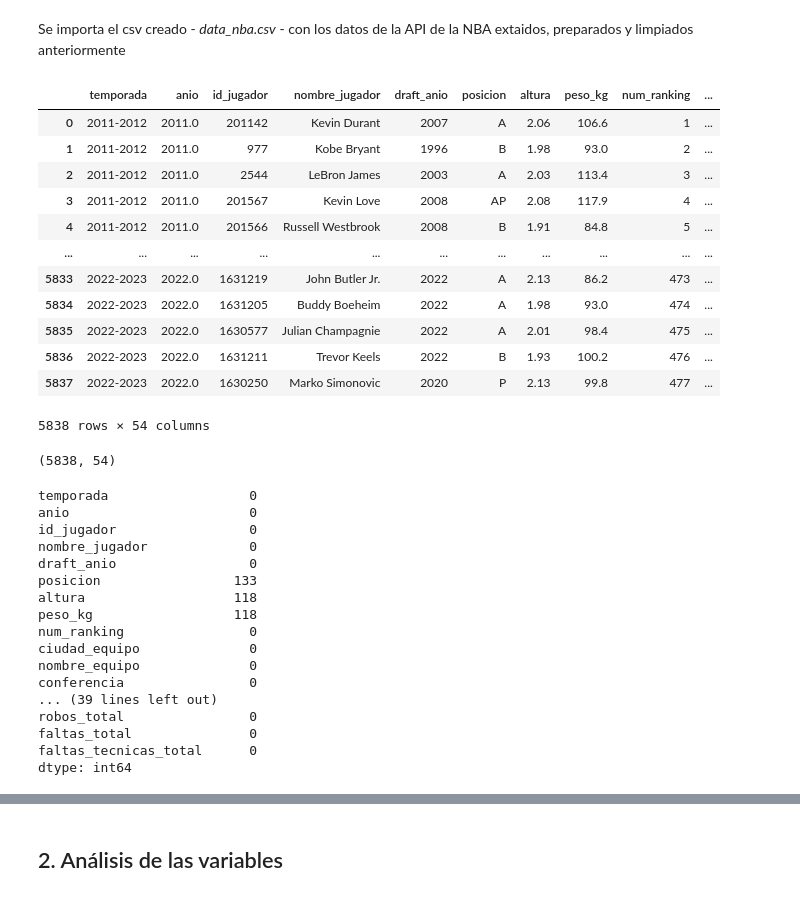
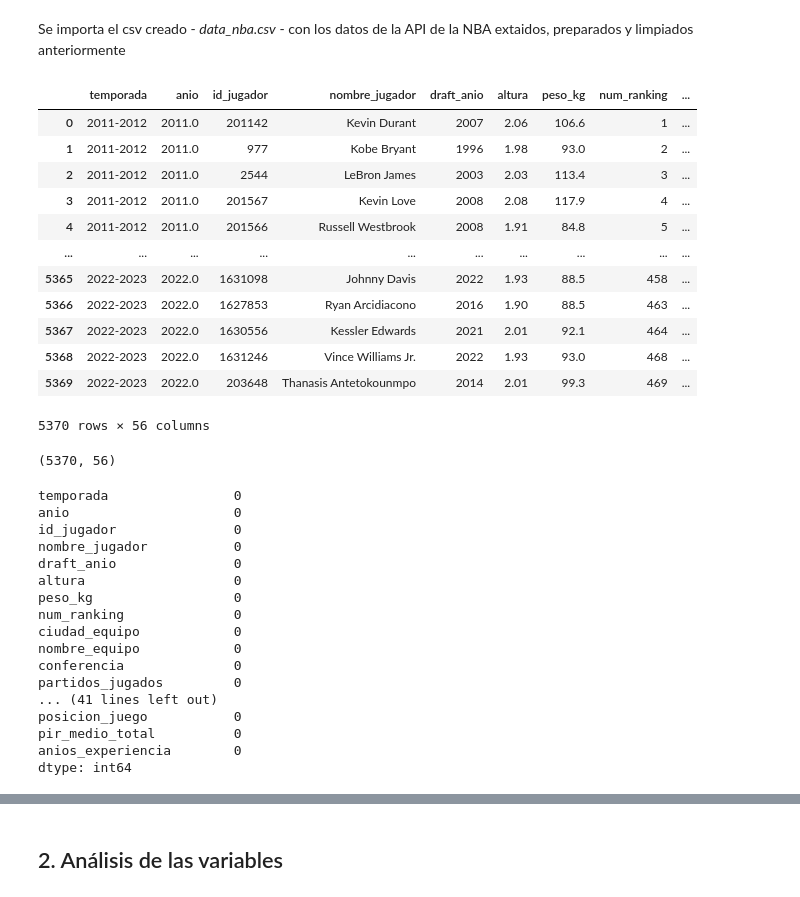
Before and after one commit to InmaJimenezG/MachineLearning_NBA, a Jupyter notebook: ML_NBA_Inma Jimenez/scr/notebook/3_ML_Models.ipynb, the cells around one changed output, grey strips where cells are left out. Saved outputs shown, nothing was run; the diff lists cells and outputs as text; code cells hidden in the pictures.

```diff
--- a/ML_NBA_Inma Jimenez/scr/notebook/3_ML_Models.ipynb
+++ b/ML_NBA_Inma Jimenez/scr/notebook/3_ML_Models.ipynb
@@ -157,47 +157,47 @@ Se importa el csv creado - *data_nba.csv* - con los datos de la API de la NBA ex
 # %%
 pd.options.display.max_columns = None
 
-data_nba_2 = pd.read_csv('/home/inma/Escritorio/The Bridge/Data_Science_Curso/Clase/Repository_Inma/ML/ML_NBA_Inma Jimenez/scr/data/raw_files/data_nba.csv')
+data_nba_2 = pd.read_csv('/home/inma/Escritorio/The Bridge/Data_Science_Curso/Clase/Repository_Inma/ML/ML_NBA_Inma Jimenez/scr/data/processed_files/data_nba_processed.csv')
 data_nba_2
 # %% [output]
-|  | temporada | anio | id_jugador | nombre_jugador | draft_anio | posicion | altura | peso_kg | num_ranking | ... |
-| 0 | 2011-2012 | 2011.0 | 201142 | Kevin Durant | 2007 | A | 2.06 | 106.6 | 1 | ... |
-| 1 | 2011-2012 | 2011.0 | 977 | Kobe Bryant | 1996 | B | 1.98 | 93.0 | 2 | ... |
-| 2 | 2011-2012 | 2011.0 | 2544 | LeBron James | 2003 | A | 2.03 | 113.4 | 3 | ... |
-| 3 | 2011-2012 | 2011.0 | 201567 | Kevin Love | 2008 | AP | 2.08 | 117.9 | 4 | ... |
-| 4 | 2011-2012 | 2011.0 | 201566 | Russell Westbrook | 2008 | B | 1.91 | 84.8 | 5 | ... |
-| ... | ... | ... | ... | ... | ... | ... | ... | ... | ... | ... |
-| 5833 | 2022-2023 | 2022.0 | 1631219 | John Butler Jr. | 2022 | A | 2.13 | 86.2 | 473 | ... |
-| 5834 | 2022-2023 | 2022.0 | 1631205 | Buddy Boeheim | 2022 | A | 1.98 | 93.0 | 474 | ... |
-| 5835 | 2022-2023 | 2022.0 | 1630577 | Julian Champagnie | 2022 | A | 2.01 | 98.4 | 475 | ... |
-| 5836 | 2022-2023 | 2022.0 | 1631211 | Trevor Keels | 2022 | B | 1.93 | 100.2 | 476 | ... |
-| 5837 | 2022-2023 | 2022.0 | 1630250 | Marko Simonovic | 2020 | P | 2.13 | 99.8 | 477 | ... |
+|  | temporada | anio | id_jugador | nombre_jugador | draft_anio | altura | peso_kg | num_ranking | ... |
+| 0 | 2011-2012 | 2011.0 | 201142 | Kevin Durant | 2007 | 2.06 | 106.6 | 1 | ... |
+| 1 | 2011-2012 | 2011.0 | 977 | Kobe Bryant | 1996 | 1.98 | 93.0 | 2 | ... |
+| 2 | 2011-2012 | 2011.0 | 2544 | LeBron James | 2003 | 2.03 | 113.4 | 3 | ... |
+| 3 | 2011-2012 | 2011.0 | 201567 | Kevin Love | 2008 | 2.08 | 117.9 | 4 | ... |
+| 4 | 2011-2012 | 2011.0 | 201566 | Russell Westbrook | 2008 | 1.91 | 84.8 | 5 | ... |
+| ... | ... | ... | ... | ... | ... | ... | ... | ... | ... |
+| 5365 | 2022-2023 | 2022.0 | 1631098 | Johnny Davis | 2022 | 1.93 | 88.5 | 458 | ... |
+| 5366 | 2022-2023 | 2022.0 | 1627853 | Ryan Arcidiacono | 2016 | 1.90 | 88.5 | 463 | ... |
+| 5367 | 2022-2023 | 2022.0 | 1630556 | Kessler Edwards | 2021 | 2.01 | 92.1 | 464 | ... |
+| 5368 | 2022-2023 | 2022.0 | 1631246 | Vince Williams Jr. | 2022 | 1.93 | 93.0 | 468 | ... |
+| 5369 | 2022-2023 | 2022.0 | 203648 | Thanasis Antetokounmpo | 2014 | 2.01 | 99.3 | 469 | ... |
-5838 rows × 54 columns
+5370 rows × 56 columns
 # %%
 # El DataSet cuenta con 5839 filas y 54 columnas
 
 data_nba_2.shape
 # %% [output]
-(5838, 54)
+(5370, 56)
 # %%
 # Se vuelve a comprobar si hay valores nulos
 
 data_nba_2.isnull().sum()
 # %% [output]
-temporada                  0
-anio                       0
-id_jugador                 0
-nombre_jugador             0
-draft_anio                 0
-posicion                 133
-altura                   118
-peso_kg                  118
-num_ranking                0
-ciudad_equipo              0
-nombre_equipo              0
-conferencia                0
-... (39 lines left out)
-robos_total                0
-faltas_total               0
-faltas_tecnicas_total      0
+temporada                0
+anio                     0
+id_jugador               0
+nombre_jugador           0
+draft_anio               0
+altura                   0
+peso_kg                  0
+num_ranking              0
+ciudad_equipo            0
+nombre_equipo            0
+conferencia              0
+partidos_jugados         0
+... (41 lines left out)
+posicion_juego           0
+pir_medio_total          0
+anios_experiencia        0
 dtype: int64
```
Also changed, not shown: parts of 62 cells of this notebook, 11 other files.
